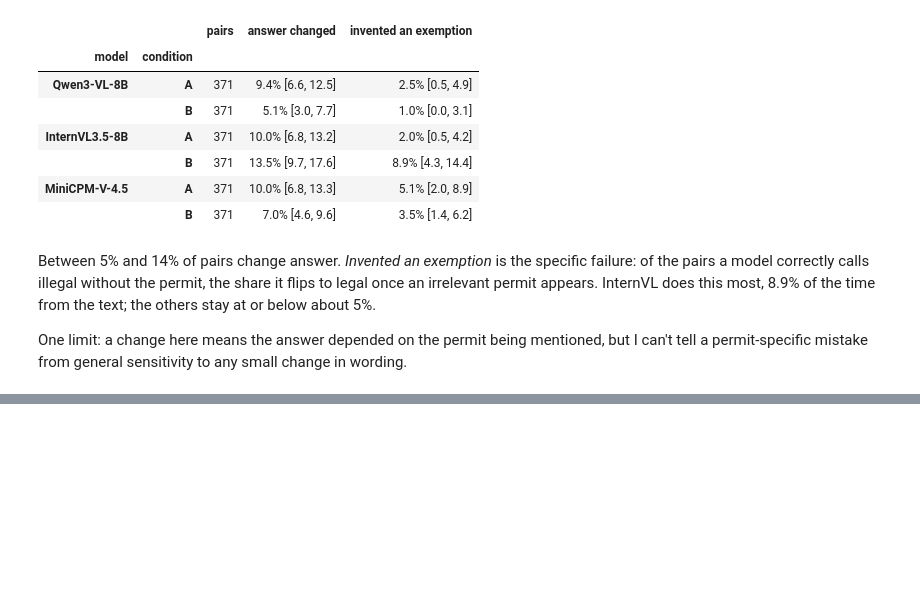
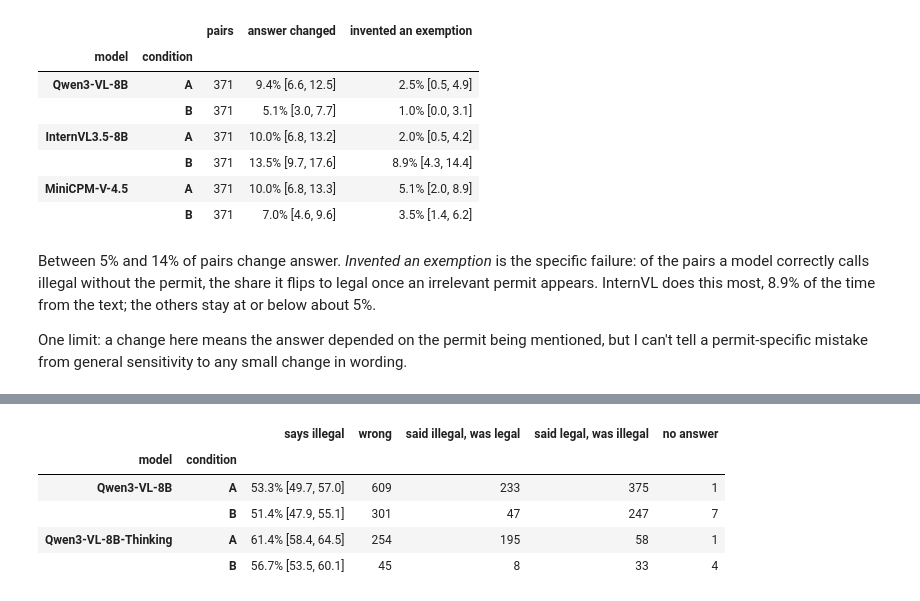
Before and after one commit to dhu27/VLM_Parking, a Jupyter notebook: notebooks/03_results.ipynb, the cells around one changed output, grey strips where cells are left out. Drawn from its saved outputs; the diff is of its cells as text; code cells hidden in the pictures; blank space fills up the shorter version.

```diff
--- a/notebooks/03_results.ipynb
+++ b/notebooks/03_results.ipynb
@@ -379,0 +428,13 @@ One limit: a change here means the answer depended on the permit being mentioned
+# %%
+def side_by_side(t, by):
+    """Qwen with and without thinking, one column per model and condition."""
+    t = t.assign(model=t.model.map(fg.NAMES), cell=[fg.ci(*r) for r in t[["est", "lo", "hi"]].values])
+    return t.pivot(index=by, columns=["model", "condition"], values="cell")
+
+q = both[both.model.isin(QWENS)]
+display(side_by_side(an.accuracy_table(q, "panels"), "panels"))
+display(side_by_side(an.accuracy_table(q, "type"), "type"))
+loss = an.perception_decomposition(q, "panels")
+loss.assign(model=loss.model.map(fg.NAMES),
+            lost=[fg.ci(*r) for r in loss[["p_loss", "p_loss_lo", "p_loss_hi"]].values]
+            ).pivot(index="panels", columns="model", values="lost")
@@ -379,0 +467,18 @@ One limit: a change here means the answer depended on the permit being mentioned
+# %%
+wrong = q[~q.correct]
+bias = an.answer_bias(q).set_index(["model", "condition"])
+pd.DataFrame([{
+    "model": fg.NAMES[m], "condition": c,
+    "says illegal": fg.ci(*bias.loc[(m, c), ["est", "lo", "hi"]]),
+    "wrong": len(g := wrong[(wrong.model == m) & (wrong.condition == c)]),
+    "said illegal, was legal": (g.verdict.eq("legal") & g.pred.eq("illegal")).sum(),
+    "said legal, was illegal": (g.verdict.eq("illegal") & g.pred.eq("legal")).sum(),
+    "no answer": g.pred.isna().sum(),
+} for m in QWENS for c in an.CONDITIONS]).set_index(["model", "condition"])
+# %% [output]
+|  |  | says illegal | wrong | said illegal, was legal | said legal, was illegal | no answer |
+| model | condition |  |  |  |  |  |
+| Qwen3-VL-8B | A | 53.3% [49.7, 57.0] | 609 | 233 | 375 | 1 |
+|  | B | 51.4% [47.9, 55.1] | 301 | 47 | 247 | 7 |
+| Qwen3-VL-8B-Thinking | A | 61.4% [58.4, 64.5] | 254 | 195 | 58 | 1 |
+|  | B | 56.7% [53.5, 60.1] | 45 | 8 | 33 | 4 |
```
Also changed, not shown: parts of 17 cells of this notebook, 3 other files.
